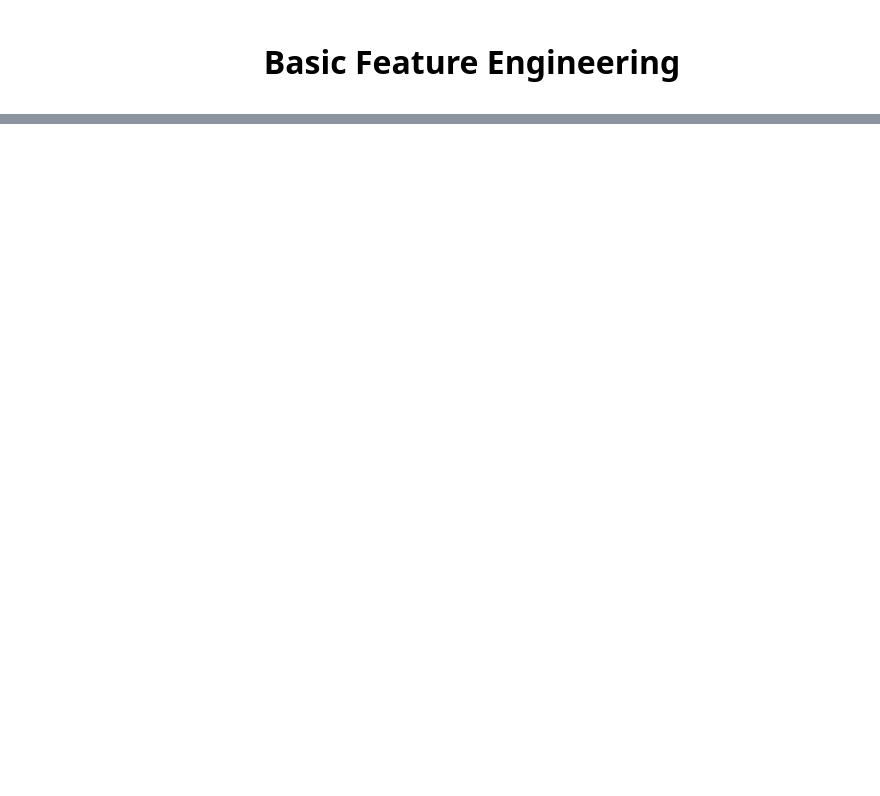
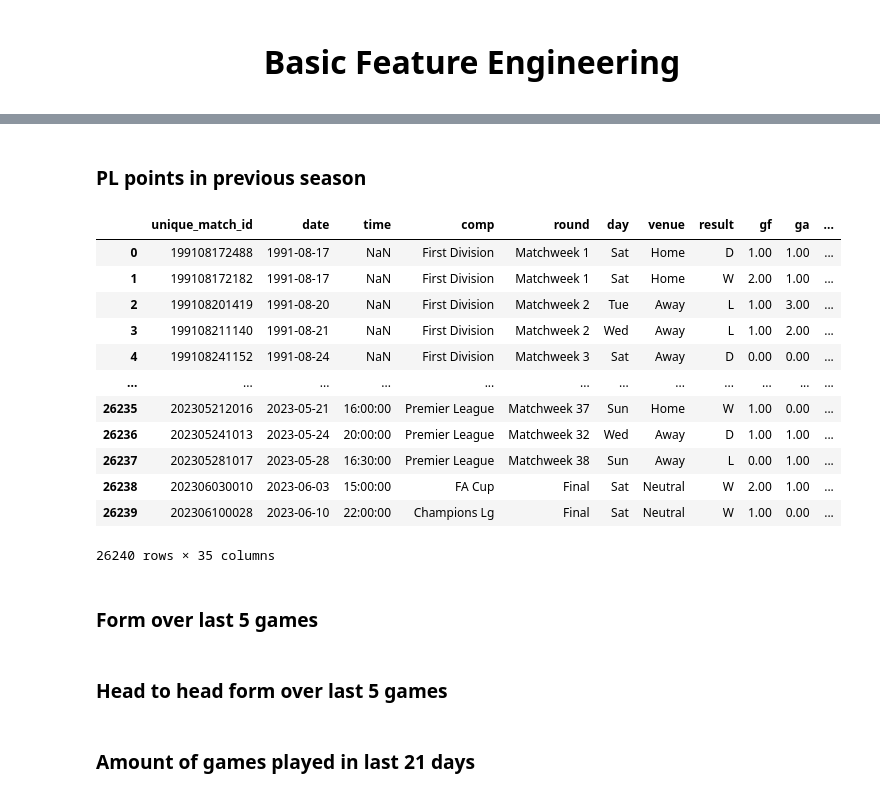
Before and after one commit to lucelsby/EPL-Prediction, a Jupyter notebook: notebooks/03_Basic_Feature_Engineering.ipynb, the cells around one changed output, grey strips where cells are left out. Saved outputs shown, nothing was run; the diff lists cells and outputs as text; code cells hidden in the pictures; blank space fills up the shorter version.

```diff
--- a/notebooks/03_Basic_Feature_Engineering.ipynb
+++ b/notebooks/03_Basic_Feature_Engineering.ipynb
@@ -6,0 +171,33 @@ Set out steps taken...
+# %% [markdown]
+### PL points in previous season
+# %%
+# sum all the points for each team in each season
+season_points = pd.DataFrame(matches[matches['comp'] == 'Premier League'].groupby(['season', 'team'])['points'].sum()).reset_index()
+
+
+# rename the variable to pre_season points and add one to the season
+season_points['season'] = season_points['season']+1
+season_points = season_points.rename(columns = {'points': 'prev_season_points'})
+
+# merge with match data
+matches.merge(season_points, left_on = ['season', 'team'], right_on = ['season', 'team'], how = 'left')
+# %% [output]
+|  | unique_match_id | date | time | comp | round | day | venue | result | gf | ga | ... |
+| 0 | 199108172488 | 1991-08-17 | NaN | First Division | Matchweek 1 | Sat | Home | D | 1.00 | 1.00 | ... |
+| 1 | 199108172182 | 1991-08-17 | NaN | First Division | Matchweek 1 | Sat | Home | W | 2.00 | 1.00 | ... |
+| 2 | 199108201419 | 1991-08-20 | NaN | First Division | Matchweek 2 | Tue | Away | L | 1.00 | 3.00 | ... |
+| 3 | 199108211140 | 1991-08-21 | NaN | First Division | Matchweek 2 | Wed | Away | L | 1.00 | 2.00 | ... |
+| 4 | 199108241152 | 1991-08-24 | NaN | First Division | Matchweek 3 | Sat | Away | D | 0.00 | 0.00 | ... |
+| ... | ... | ... | ... | ... | ... | ... | ... | ... | ... | ... | ... |
+| 26235 | 202305212016 | 2023-05-21 | 16:00:00 | Premier League | Matchweek 37 | Sun | Home | W | 1.00 | 0.00 | ... |
+| 26236 | 202305241013 | 2023-05-24 | 20:00:00 | Premier League | Matchweek 32 | Wed | Away | D | 1.00 | 1.00 | ... |
+| 26237 | 202305281017 | 2023-05-28 | 16:30:00 | Premier League | Matchweek 38 | Sun | Away | L | 0.00 | 1.00 | ... |
+| 26238 | 202306030010 | 2023-06-03 | 15:00:00 | FA Cup | Final | Sat | Neutral | W | 2.00 | 1.00 | ... |
+| 26239 | 202306100028 | 2023-06-10 | 22:00:00 | Champions Lg | Final | Sat | Neutral | W | 1.00 | 0.00 | ... |
+26240 rows × 35 columns
+# %% [markdown]
+### Form over last 5 games
+# %% [markdown]
+### Head to head form over last 5 games
+# %% [markdown]
+### Amount of games played in last 21 days
```
Also changed, not shown: parts of 16 cells of this notebook, 4 other files.
